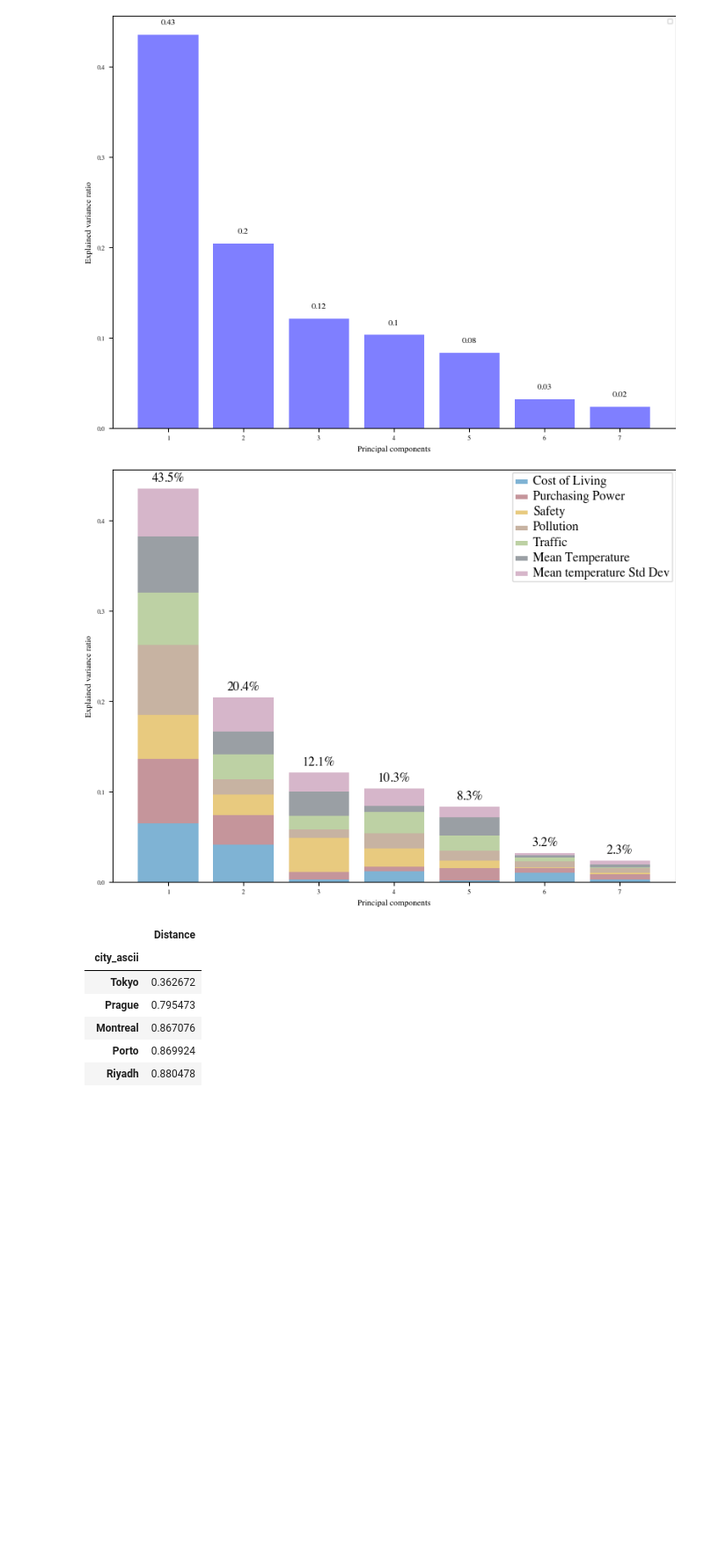
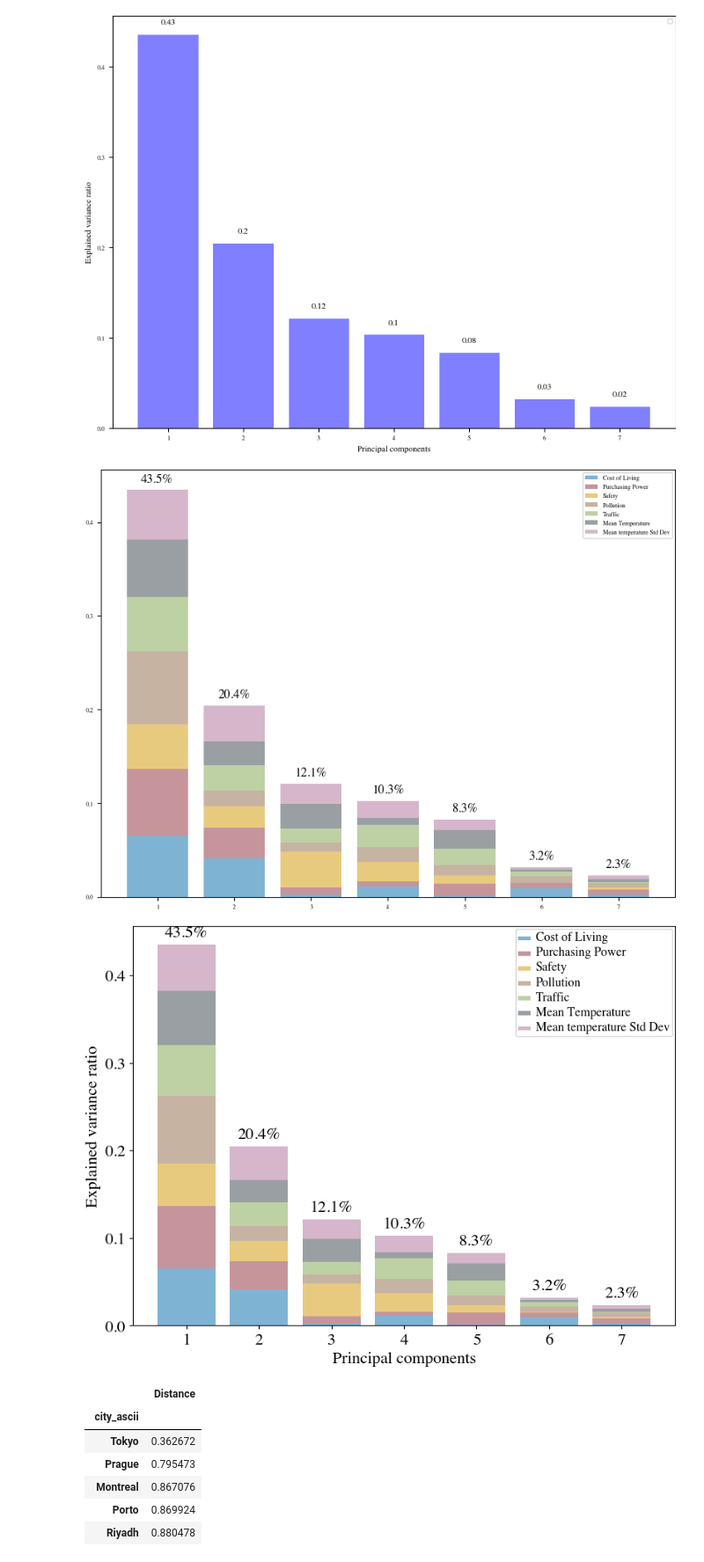
Before and after one commit to kayoooon1/city-recsys, a Jupyter notebook: viz/viz-02.ipynb, the cells around one changed output. Shown: that part at 88% size. Drawn from its saved outputs; the diff is of its cells as text; code cells hidden in the pictures; blank space fills up the shorter version.

Commit message:
29/01/2024: Revised the plots

```diff
--- a/viz/viz-02.ipynb
+++ b/viz/viz-02.ipynb
@@ -250,37 +250,80 @@ normalized_feature_contribution = feature_contribution / np.sum(feature_contribu
 weighted_feature_contribution = normalized_feature_contribution * explained_variance[:, np.newaxis]
 
 
 colors = [rgb.tue_blue, rgb.tue_red, rgb.tue_orange, rgb.tue_brown, rgb.tue_green, rgb.tue_dark, rgb.tue_violet]
 
 
 plt.rcParams.update(bundles.icml2022(column="half", nrows=8, ncols=6, usetex=False))
 fig, ax = plt.subplots(figsize=(8,6))
 
 
 for i in range(weighted_feature_contribution.shape[1]):
     ax.bar(range(1,8), weighted_feature_contribution[:,i], bottom=np.sum(weighted_feature_contribution[:,:i], axis=1), alpha=0.5, align='center', color=colors[i])
 
 # Add labels on top of the bars
 for i, v in enumerate(explained_variance):
     ax.text(i+1, v+0.005, f"{v*100:.1f}%", ha='center', va='bottom', fontsize=12)
 
 # Define the feature name dictionary
 feature_name_dict = {'scaled_cost_live_rent_index':'Cost of Living', 'scaled_purchase_pow_index':'Purchasing Power',
        'scaled_safety_index':'Safety', 'scaled_pollution_index':'Pollution',
        'scaled_trffic_min_index':'Traffic', 'scaled_mean_tmp':'Mean Temperature', 'scaled_tmp_std_dev':'Mean temperature Std Dev'}
 
 # Update the legend using the feature name dictionary
 legend = plt.legend([feature_name_dict.get(col, col) for col in train_df.columns], loc='best')
 
+data = train_df.values
+
+
+pca = PCA(n_components=7)
+X_pca = pca.fit_transform(data)
+
+# Calculate the explained variance for each principal component
+explained_variance = pca.explained_variance_ratio_
+
+# Calculate the contribution of each feature to each principal component
+feature_contribution = np.abs(pca.components_)
+
+# Normalize the feature contributions so they sum to 1
+normalized_feature_contribution = feature_contribution / np.sum(feature_contribution, axis=1)[:, np.newaxis]
+
+# Multiply the normalized feature contributions by the explained variance
+weighted_feature_contribution = normalized_feature_contribution * explained_variance[:, np.newaxis]
+
+
+colors = [rgb.tue_blue, rgb.tue_red, rgb.tue_orange, rgb.tue_brown, rgb.tue_green, rgb.tue_dark, rgb.tue_violet]
+
+
+plt.rcParams.update(bundles.icml2022(column="half", nrows=8, ncols=6, usetex=False))
+fig, ax = plt.subplots(figsize=(8,6))
+
+
+for i in range(weighted_feature_contribution.shape[1]):
+    ax.bar(range(1,8), weighted_feature_contribution[:,i], bottom=np.sum(weighted_feature_contribution[:,:i], axis=1), alpha=0.5, align='center', color=colors[i])
+
+# Add labels on top of the bars
+for i, v in enumerate(explained_variance):
+    ax.text(i+1, v+0.005, f"{v*100:.1f}%", ha='center', va='bottom', fontsize=16)
+
+# Define the feature name dictionary
+feature_name_dict = {'scaled_cost_live_rent_index':'Cost of Living', 'scaled_purchase_pow_index':'Purchasing Power',
+       'scaled_safety_index':'Safety', 'scaled_pollution_index':'Pollution',
+       'scaled_trffic_min_index':'Traffic', 'scaled_mean_tmp':'Mean Temperature', 'scaled_tmp_std_dev':'Mean temperature Std Dev'}
+
+# Update the legend using the feature name dictionary
+legend = plt.legend([feature_name_dict.get(col, col) for col in train_df.columns], loc='best')
+
+ax.tick_params(axis='x', labelsize=16)
+ax.tick_params(axis='y', labelsize=16)
 
 plt.setp(legend.get_texts(), fontsize=12)
-plt.ylabel('Explained variance ratio')
-plt.xlabel('Principal components')
-plt.tight_layout()
+plt.ylabel('Explained variance ratio', fontsize=16)
+plt.xlabel('Principal components', fontsize=16)
 plt.savefig('pca_feature_contribution.pdf')
 plt.show()
 # %% [output]
-[figure, old version]
+[figure, new version]
+[figure, added]
 # %%
 # Convert new_point to a 1-D array
 new_point_loc = new_point.flatten()
```
Also changed, not shown: parts of 1 cell of this notebook, 5 other files.
